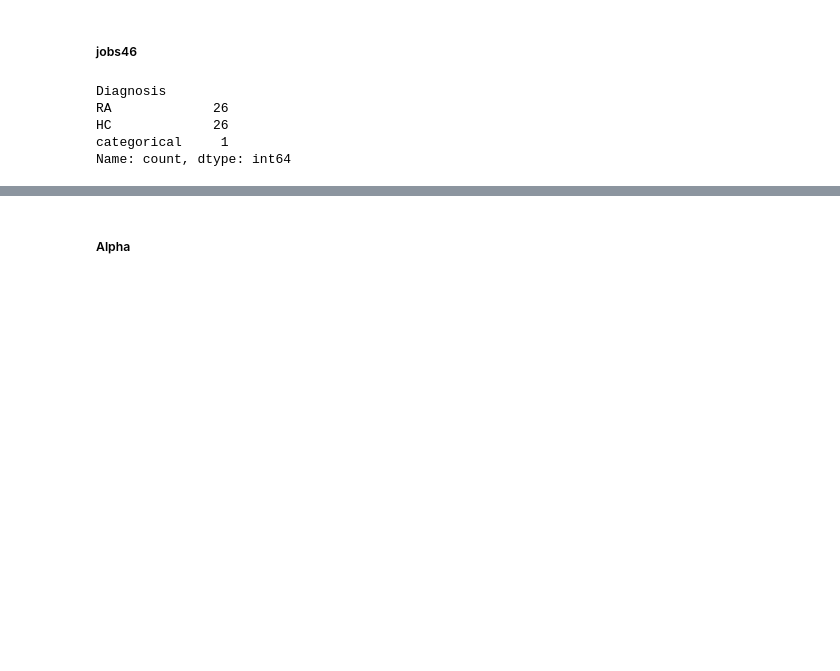
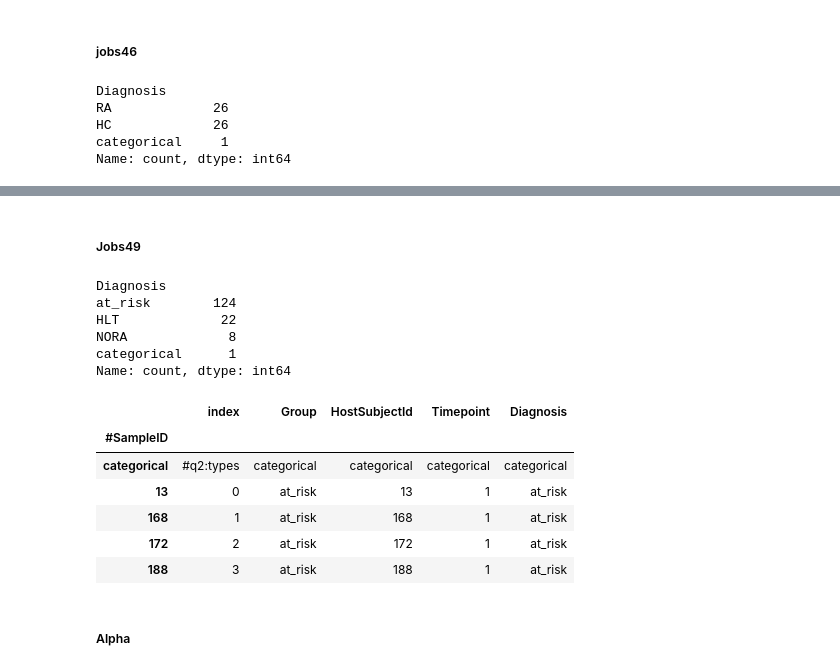
Before and after one commit to kbpi314/ampaim, a Jupyter notebook: code/ampaim_metaanalysis.ipynb, the cells around one changed output, grey strips where cells are left out. Saved outputs shown, nothing was run; the diff lists cells and outputs as text; code cells hidden in the pictures; blank space fills up the shorter version.

```diff
--- a/code/ampaim_metaanalysis.ipynb
+++ b/code/ampaim_metaanalysis.ipynb
@@ -302,3 +388,60 @@ Name: count, dtype: int64
+# %% [markdown]
+##### Jobs49 #####
+# %%
+# jobs49
+df = pd.read_csv(path + 'outputs/jobs49/metadata_kb.txt', sep='\t')
+
+# drop random na rows
+df = df.dropna()
+
+# dictionary
+# CCP   at- risk individual
+# NORA	new onset RA
+# HLT 	Healthy individual
+# NG-XXX-XX	Longitudinal study-particiapnt number-timepoint
+
+# create host subject ID col
+df['HostSubjectId'] = df['sample_id'].apply(lambda x: x.split('-')[1] if 'NG' in x else x)
+
+# create timepoint column
+df['Timepoint'] = df['sample_id'].apply(lambda x: x.split('-')[-1] if 'NG' in x else 1)
+
+# probably will keep only first timepoint
+df = df.drop_duplicates(subset='HostSubjectId', keep='first', inplace=False)
+
+# # get diagnosis column
+df['Diagnosis'] = df['Group']
+
+# create categorical
+df = df.reset_index()
+df.loc[-1] = ['categorical' for _ in range(len(df.columns))] # adding a row
+df.index = df.index + 1  # shifting index
+df.sort_index(inplace=True)
+df.iloc[0,0] = '#q2:types'
+df = df.set_index('sample_id')
+df.index.name = '#SampleID'
+
+# export
+df.to_csv(path + 'outputs/jobs49/qiime_mapping_file.tsv', sep='\t')
+
+# check
+print(df.Diagnosis.value_counts())
+# df.sample_id.values
+df.head()
+# %% [output]
+Diagnosis
+at_risk        124
+HLT             22
+NORA             8
+categorical      1
+Name: count, dtype: int64
+|  | index | Group | HostSubjectId | Timepoint | Diagnosis |
+| #SampleID |  |  |  |  |  |
+| categorical | #q2:types | categorical | categorical | categorical | categorical |
+| 13 | 0 | at_risk | 13 | 1 | at_risk |
+| 168 | 1 | at_risk | 168 | 1 | at_risk |
+| 172 | 2 | at_risk | 172 | 1 | at_risk |
+| 188 | 3 | at_risk | 188 | 1 | at_risk |
 # %% [markdown]
 ##### Alpha #####
 # %%
```
Also changed, not shown: parts of 11 cells of this notebook, 1 other file.
